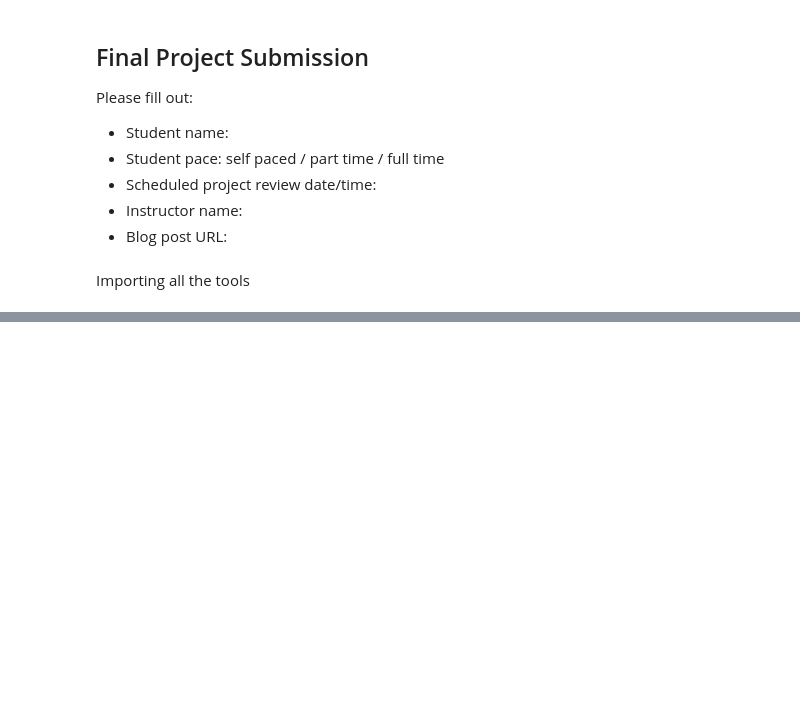
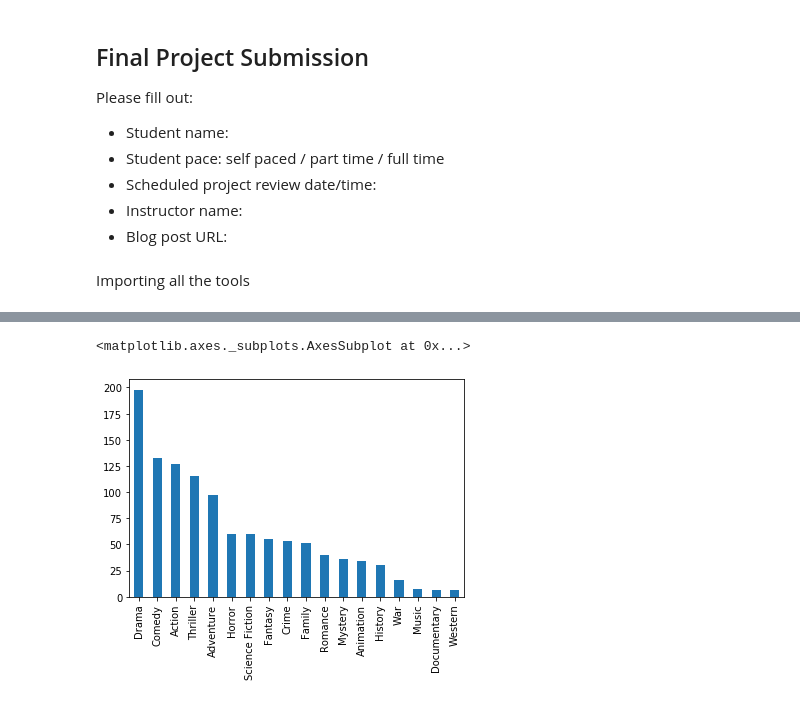
Before and after one commit to murra181/dsc-phase-1-project-online, a Jupyter notebook: student.ipynb, the cells around one changed output, grey strips where cells are left out. Saved outputs shown, nothing was run; the diff lists cells and outputs as text; code cells hidden in the pictures; blank space fills up the shorter version.

```diff
--- a/student.ipynb
+++ b/student.ipynb
@@ -174,0 +92,3 @@ gross_income_df[gross_income_df['title'].str.contains('Avengers')]
+# %%
+
+movie_and_budget_last_5years = movie_and_budget_last_5years.join(pd.DataFrame(movie_and_budget_last_5years["genre_ids"].values.tolist(), movie_and_budget_last_5years.index).add_prefix('genre_'))
@@ -174,0 +129,5 @@ gross_income_df[gross_income_df['title'].str.contains('Avengers')]
+# %%
+movie_and_budget_last_5years[['genre_0', 'genre_1','genre_2','genre_3']].apply(pd.Series.value_counts).sum(axis=1).sort_values(ascending=False).plot(kind='bar')
+# %% [output]
+<matplotlib.axes._subplots.AxesSubplot at 0x...>
+[figure, added]
```
Also changed, not shown: parts of 79 cells of this notebook.
